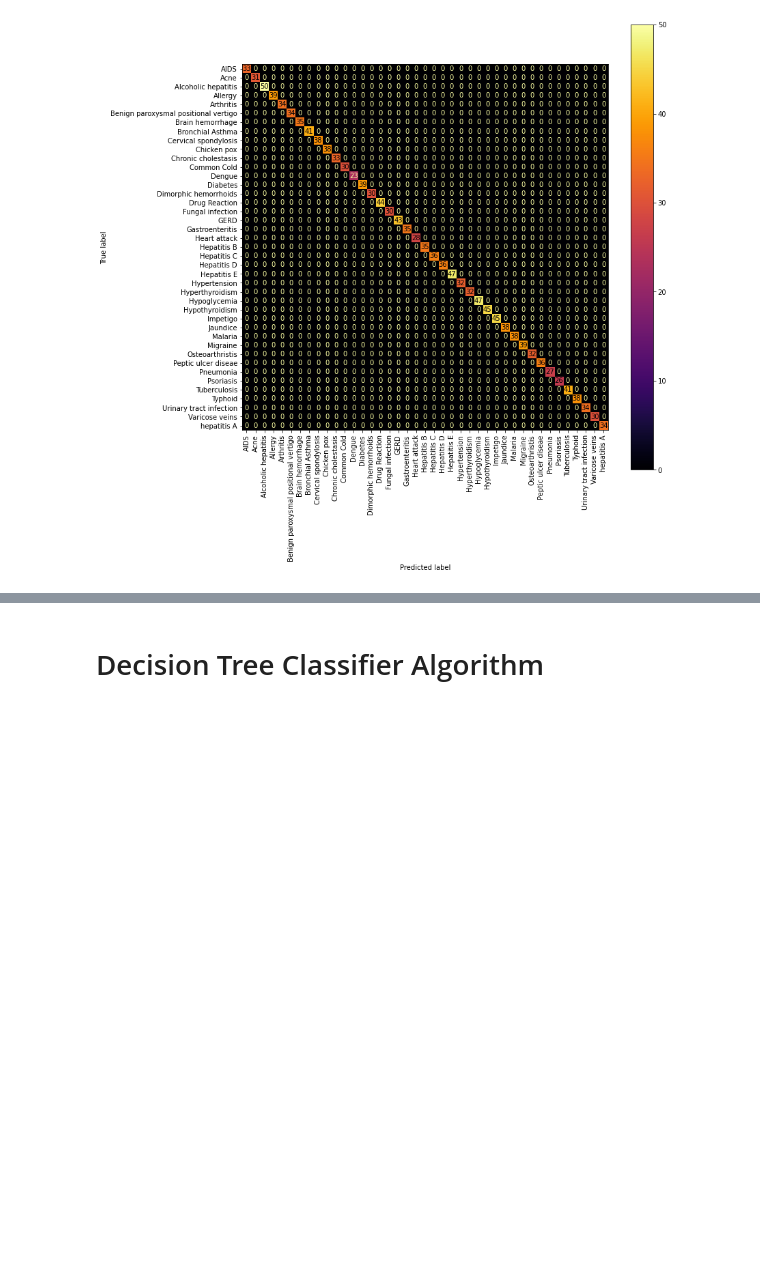
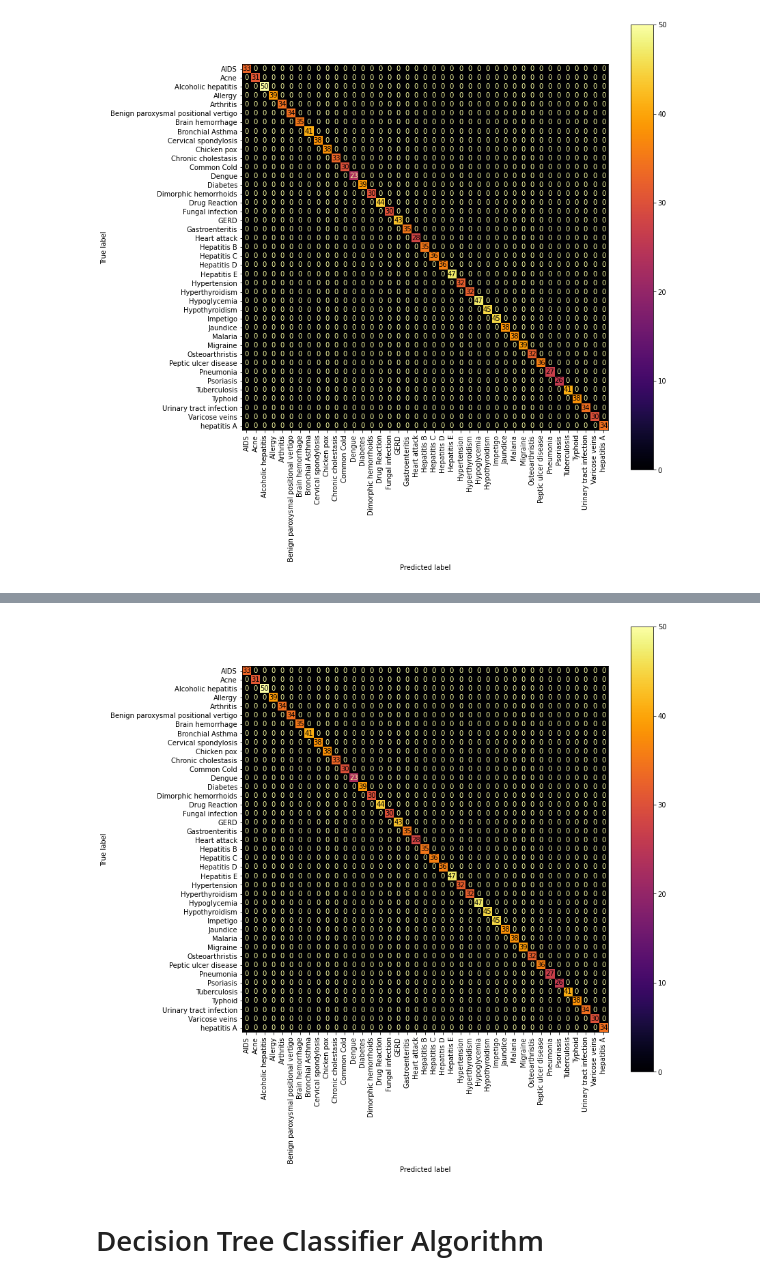
Before and after one commit to davindb/Hipotesa, a Jupyter notebook: Progress Report/Machine Learning/Bangkit Final Project Machine Learning.ipynb, the cells around one changed output, grey strips where cells are left out. Saved outputs shown, nothing was run; the diff lists cells and outputs as text; code cells hidden in the pictures; blank space fills up the shorter version.

Commit message:
adding pickle sklearn

```diff
--- a/Progress Report/Machine Learning/Bangkit Final Project Machine Learning.ipynb
+++ b/Progress Report/Machine Learning/Bangkit Final Project Machine Learning.ipynb
@@ -18,7 +19,7 @@ import matplotlib.pyplot as plt
 %matplotlib inline
 # %%
 # Read the dataset csv file
-df = pd.read_csv("dataset.csv")
+df = pd.read_csv("Dataset/dataset.csv")
 df.head()
 # %% [output]
 |  | Disease | Symptom_1 | Symptom_2 | Symptom_3 | Symptom_4 | Symptom_5 | Symptom_6 | Symptom_7 | Symptom_8 | ... |
@@ -278,0 +285,4 @@ matrix = plot_confusion_matrix(rfc, x_test, y_test, ax=ax, cmap='inferno', xtick
+# %%
+# Importing Pickle File
+pickle_in = open("randomforest.pkl", "rb")
+classifier = pickle.load(pickle_in)
@@ -279,3 +312,8 @@ matrix = plot_confusion_matrix(rfc, x_test, y_test, ax=ax, cmap='inferno', xtick
+# %%
+fig, ax = plt.subplots(figsize=(12, 12))
+matrix = plot_confusion_matrix(classifier, x_test, y_test, ax=ax, cmap='inferno', xticks_rotation='vertical')
+# %% [output]
+[figure, added]
 # %% [markdown]
 # Decision Tree Classifier Algorithm
 # %%
```
Also changed, not shown: parts of 4 cells of this notebook.
